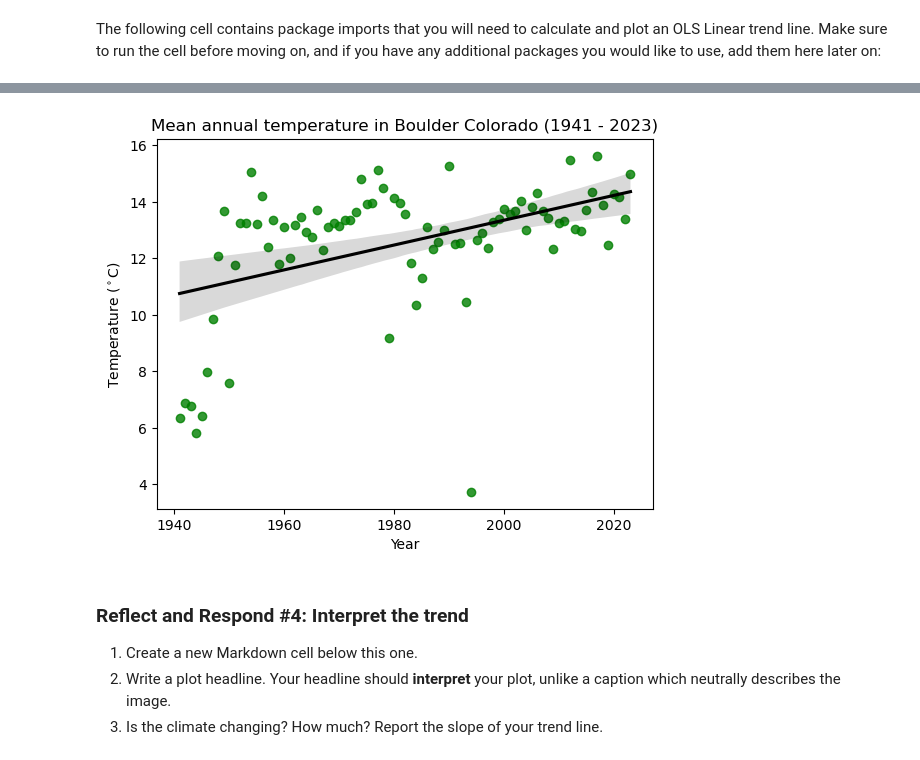
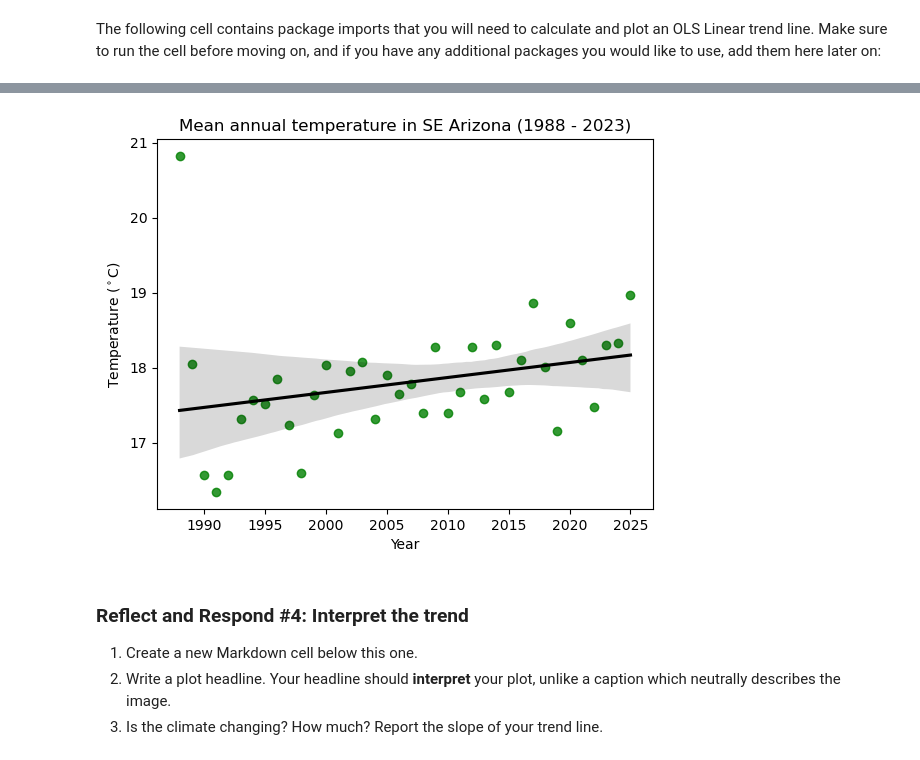
Before and after one commit to lauren-thomas2/climate-change, a Jupyter notebook: 05-interactive-plot.ipynb, the cells around one changed output, grey strips where cells are left out. Saved outputs shown, nothing was run; the diff lists cells and outputs as text; code cells hidden in the pictures.

```diff
--- a/05-interactive-plot.ipynb
+++ b/05-interactive-plot.ipynb
@@ -117,8 +54,8 @@ meets the OLS assumptions.</li>
 ### subset data to only include temp in Celsius
 annual_temp_c_df = annual_temp_df[['temp_c']]
 
-### subset data to 1941 to present to remove gap
-complete_data_df = annual_temp_c_df.loc['1941':'2023']
+### subset data to 1988-2025 because 2026 isn't a full year of data
+complete_data_df = annual_temp_c_df.loc['1988':'2025']
 complete_data_df
 # %% [output]
 |  | temp_c |
@@ -191,30 +120,30 @@ href="https://seaborn.pydata.org/">documentation</a> for ideas.</li>
 # %%
 ### plot data
 ax = sns.regplot(
     x = complete_data_df.index.year,
     y = complete_data_df.temp_c,
 
     ### change the color of data points
     color = 'green',
 
     ### change the color of the trendline
     line_kws= {'color': 'black'}
 )
 
 ### make labels
 ax.set(
-    title = 'Mean annual temperature in Boulder Colorado (1941 - 2023)',
+    title = 'Mean annual temperature in SE Arizona (1988 - 2023)',
     xlabel = 'Year',
     ylabel = 'Temperature ($^\circ$C)'
 )
 
 ### save your plot
-plt.savefig('/workspaces/01-climate-fall-template/boulder-climate-trendline.jpeg')
+plt.savefig('/workspaces/climate-change/arizona-climate-trendline.jpeg')
 
 ### plot it
 plt.show()
 # %% [output]
-[figure, old version]
+[figure, new version]
 # %% [markdown]
 ### Reflect and Respond #4: Interpret the trend
 1.  Create a new Markdown cell below this one.
```
Also changed, not shown: parts of 7 cells of this notebook, 1 other file.
